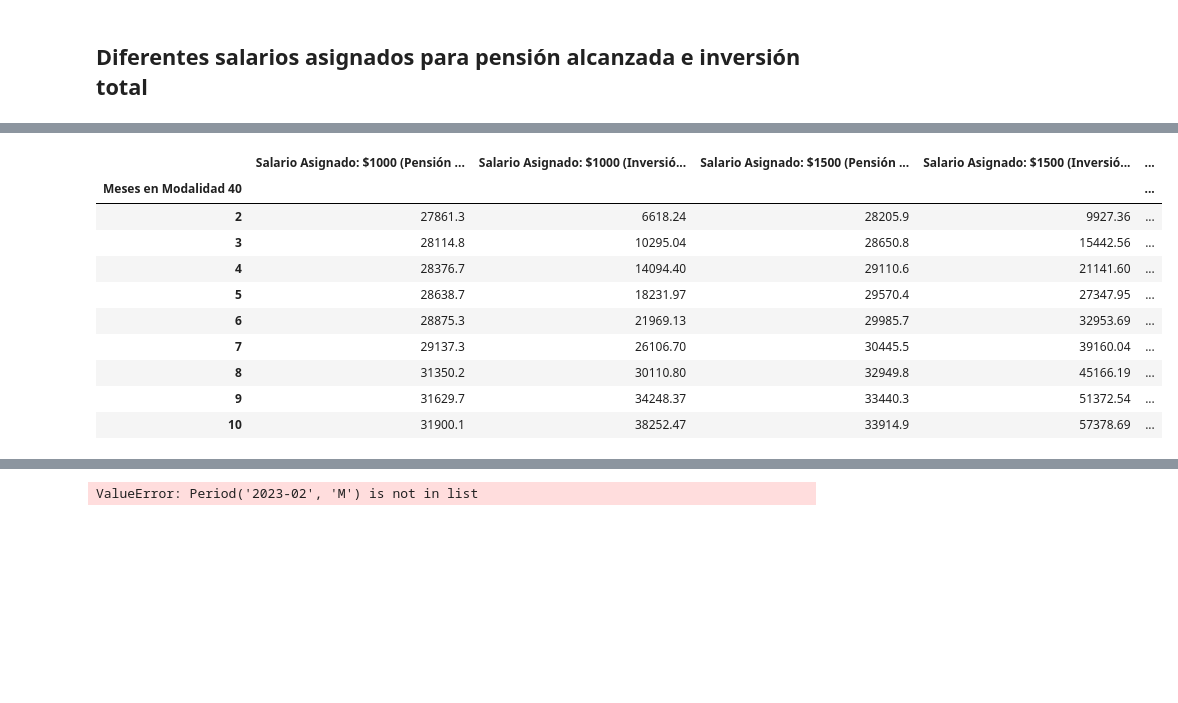
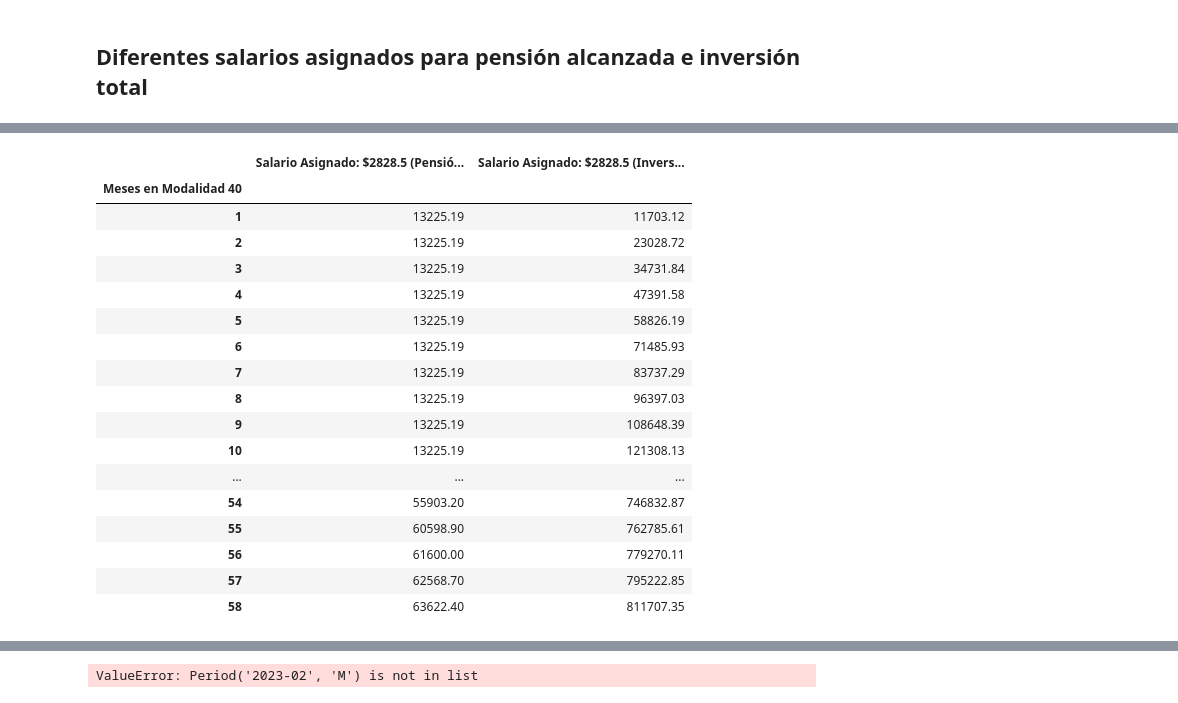
Before and after one commit to Alfonzo1114/streamlit, a Jupyter notebook: Pensiones_V3.ipynb, the cells around one changed output, grey strips where cells are left out. Drawn from its saved outputs; the diff is of its cells as text; code cells hidden in the pictures; blank space fills up the shorter version.

```diff
--- a/Pensiones_V3.ipynb
+++ b/Pensiones_V3.ipynb
@@ -1057,8 +1071,8 @@ def pagos40(salario, start_date, durata):
 
     return tabla_pago40, tabla_pago40_string
 
-salario = 2593.5 #@param {type:"number"}
-start_date = "2023-02-03" #@param {type:"date"}
+salario = 2828.5 #@param {type:"number"}
+start_date = "2025-10-01" #@param {type:"date"}
 start_date = datetime.strptime(start_date, "%Y-%m-%d").date()
 durata = 24 #@param {type:"integer"}
 
@@ -1497,3 +1477,7 @@ Numerical 607483.97
+# %%
+fecha_inicio = date(2025, 10, 1)
+fecha_nacimiento = date(1969, 10, 13)
+salario_asignado = 2828.5
 # %%
 def generate_mod40_tables(salario_diario, fecha_inicio, fecha_nacimiento, durata):
     """
@@ -1567,11 +1551,9 @@ def generate_mod40_tables(salario_diario, fecha_inicio, fecha_nacimiento, durata
 
     return df_info_basica, df_detalle_pension
 
-fecha_inicio = date(2024, 9, 8)
-fecha_nacimiento = date(1964, 10, 13)#date(1965, 10, 5)
-durata = 8
-
-df1, df2 = generate_mod40_tables(2405.5, fecha_inicio, fecha_nacimiento, durata)
+#Example Usage
+durata = 11
+df1, df2 = generate_mod40_tables(salario_asignado, fecha_inicio, fecha_nacimiento, durata)
 
 display(df1)
 display(df2)
@@ -1697,12 +1679,13 @@ def tablas_corridas40(salario_diario, fecha_inicio, fecha_nacimiento, inizio, fi
 
     return df_info_basica, df_detalle_pension, df_detalle_pension_num
 
-fecha_inicio = date(2024, 9, 8)
-fecha_nacimiento = date(1964, 10, 13)#date(1965, 10, 5)
-inizio = 5
-finale = 9
+# fecha_inicio = date(2025, 10, 1)
+# fecha_nacimiento = date(1969, 10, 13)#date(1965, 10, 5)
+inizio = 1
+finale = 58
 semanas_reconocidas = Usuario.semanas_totales
-df1, df2, df3 = tablas_corridas40(2405.5, fecha_inicio, fecha_nacimiento, inizio, finale, semanas_reconocidas)
+
+df1, df2, df3 = tablas_corridas40(salario_asignado, fecha_inicio, fecha_nacimiento, inizio, finale, semanas_reconocidas)
 
 display(df1)
 display(df2)
@@ -1750,50 +1744,57 @@ def diferentes_salarios_fcn(mes_inicio, mes_final, array_salarios):
         _, _, tabla_detalles = tablas_corridas40(salario_diario=salario,
                                                fecha_inicio=fecha_inicio,
                                                fecha_nacimiento=fecha_nacimiento,
                                                inizio=mes_inicio,
                                                finale=mes_final,
                                                semanas_reconocidas=semanas_reconocidas)
         pension_obtenida[:, idx] = tabla_detalles['PENSIÓN ALCANZADA']
         inversiones[:, idx] = tabla_detalles['INVERSIÓN TOTAL']
     # for salario in array_salarios:
     #     print(salario)
 
     tabla_final = pd.DataFrame({
         "Meses en Modalidad 40": mes_array
     }).set_index("Meses en Modalidad 40")
 
     # We will now join tabla_final and pension_obtenida
     for idx, salario in enumerate(array_salarios):
         tabla_final[f"Salario Asignado: ${salario} (Pensión Mensual Alcanzada)"] = pension_obtenida[:, idx]
         tabla_final[f"Salario Asignado: ${salario} (Inversión Total)"] = inversiones[:, idx]
 
 
     return tabla_final
 
 # Example usage
-fecha_inicio = date(2024, 9, 8)
-fecha_nacimiento = date(1964, 10, 13)
-mes_inicio = 2
-mes_final = 10
-array_salarios = [1000, 1500, 2000]
-salario_asignado = 2405.5
+fecha_inicio = date(2025, 10, 1)
+fecha_nacimiento = date(1969, 10, 13)
+mes_inicio = 1
+mes_final = 58
+array_salarios = [2828.5]
+# salario_asignado = 2405.5
 
 pensiones_obtenidas = diferentes_salarios_fcn(mes_inicio=mes_inicio,
                                               mes_final=mes_final,
                                               array_salarios=array_salarios)
 pensiones_obtenidas
 # %% [output]
-|  | Salario Asignado: $1000 (Pensión ... | Salario Asignado: $1000 (Inversió... | Salario Asignado: $1500 (Pensión ... | Salario Asignado: $1500 (Inversió... | ... |
-| Meses en Modalidad 40 |  |  |  |  | ... |
-| 2 | 27861.3 | 6618.24 | 28205.9 | 9927.36 | ... |
-| 3 | 28114.8 | 10295.04 | 28650.8 | 15442.56 | ... |
-| 4 | 28376.7 | 14094.40 | 29110.6 | 21141.60 | ... |
-| 5 | 28638.7 | 18231.97 | 29570.4 | 27347.95 | ... |
-| 6 | 28875.3 | 21969.13 | 29985.7 | 32953.69 | ... |
-| 7 | 29137.3 | 26106.70 | 30445.5 | 39160.04 | ... |
-| 8 | 31350.2 | 30110.80 | 32949.8 | 45166.19 | ... |
-| 9 | 31629.7 | 34248.37 | 33440.3 | 51372.54 | ... |
-| 10 | 31900.1 | 38252.47 | 33914.9 | 57378.69 | ... |
+|  | Salario Asignado: $2828.5 (Pensió... | Salario Asignado: $2828.5 (Invers... |
+| Meses en Modalidad 40 |  |  |
+| 1 | 13225.19 | 11703.12 |
+| 2 | 13225.19 | 23028.72 |
+| 3 | 13225.19 | 34731.84 |
+| 4 | 13225.19 | 47391.58 |
+| 5 | 13225.19 | 58826.19 |
+| 6 | 13225.19 | 71485.93 |
+| 7 | 13225.19 | 83737.29 |
+| 8 | 13225.19 | 96397.03 |
+| 9 | 13225.19 | 108648.39 |
+| 10 | 13225.19 | 121308.13 |
+| ... | ... | ... |
+| 54 | 55903.20 | 746832.87 |
+| 55 | 60598.90 | 762785.61 |
+| 56 | 61600.00 | 779270.11 |
+| 57 | 62568.70 | 795222.85 |
+| 58 | 63622.40 | 811707.35 |
 # %%
 def diferentes_salarios_fcn(mes_inicio, mes_final, array_salarios):
     mes_array = np.arange(mes_inicio, mes_final + 1)
```
Also changed, not shown: parts of 22 cells of this notebook, 2 other files.
